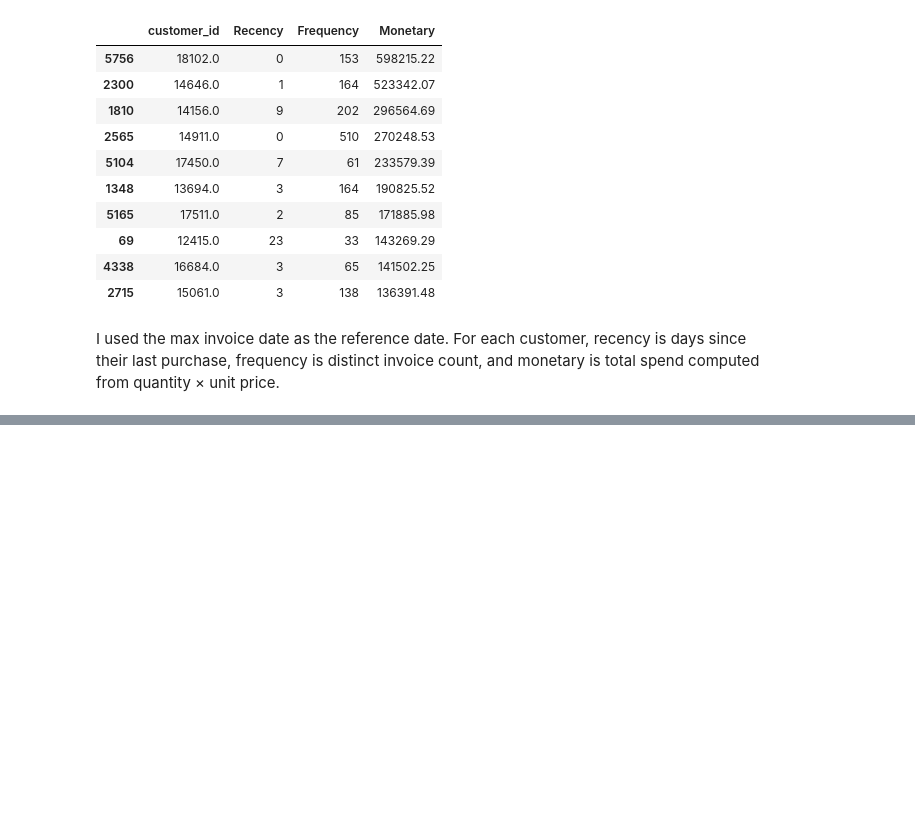
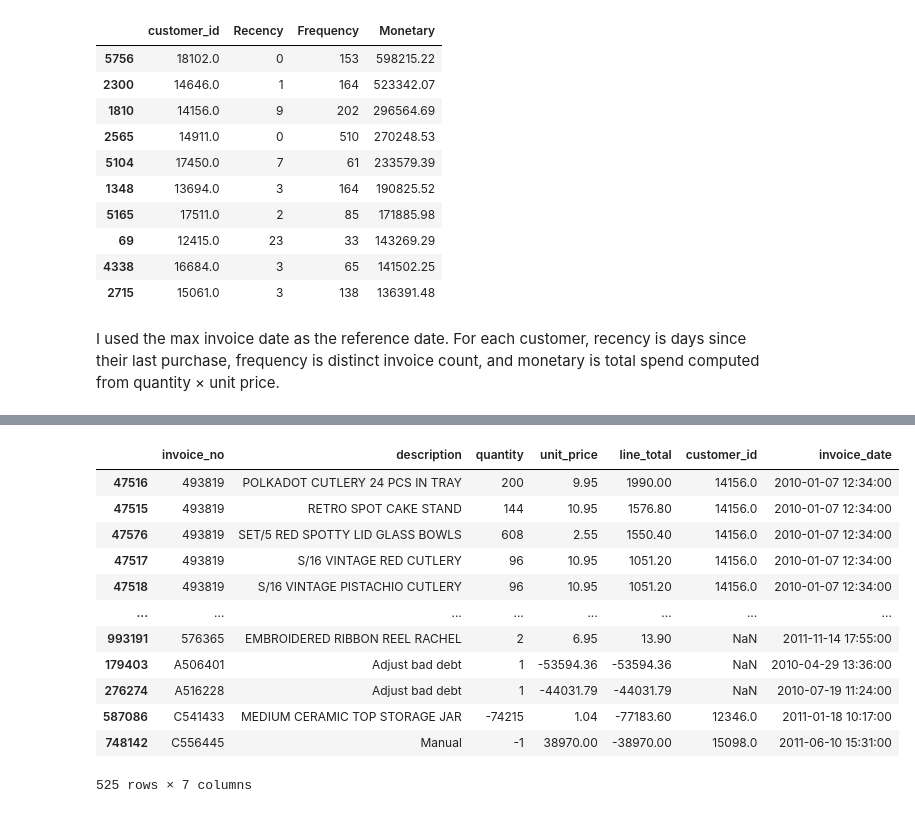
Before and after one commit to jarviscanada/jarvis_data_eng_SridharRaviKumar, a Jupyter notebook: python_data_analytics/analytics/london_giftshop_analysis.ipynb, the cells around one changed output, grey strips where cells are left out. Saved outputs shown, nothing was run; the diff lists cells and outputs as text; code cells hidden in the pictures; blank space fills up the shorter version.

```diff
--- a/python_data_analytics/analytics/london_giftshop_analysis.ipynb
+++ b/python_data_analytics/analytics/london_giftshop_analysis.ipynb
@@ -798,0 +894,9 @@ I used the max invoice date as the reference date. For each customer, recency is
+# %%
+top10_extreme = (
+    invoice_amount_all
+    .assign(abs_amount=lambda x: x["invoice_amount"].abs())
+    .sort_values("abs_amount", ascending=False)
+    .head(10)
+)
+
+top10_extreme
@@ -798,0 +915,22 @@ I used the max invoice date as the reference date. For each customer, recency is
+# %%
+extreme_invoice_nos = top10_extreme["invoice_no"].astype(str).tolist()
+
+extreme_tx = df[df["invoice_no"].astype(str).isin(extreme_invoice_nos)][
+    ["invoice_no", "description", "quantity", "unit_price", "line_total", "customer_id", "invoice_date"]
+].sort_values(["invoice_no", "line_total"], ascending=[True, False])
+
+extreme_tx
+# %% [output]
+|  | invoice_no | description | quantity | unit_price | line_total | customer_id | invoice_date |
+| 47516 | 493819 | POLKADOT CUTLERY 24 PCS IN TRAY | 200 | 9.95 | 1990.00 | 14156.0 | 2010-01-07 12:34:00 |
+| 47515 | 493819 | RETRO SPOT CAKE STAND | 144 | 10.95 | 1576.80 | 14156.0 | 2010-01-07 12:34:00 |
+| 47576 | 493819 | SET/5 RED SPOTTY LID GLASS BOWLS | 608 | 2.55 | 1550.40 | 14156.0 | 2010-01-07 12:34:00 |
+| 47517 | 493819 | S/16 VINTAGE RED CUTLERY | 96 | 10.95 | 1051.20 | 14156.0 | 2010-01-07 12:34:00 |
+| 47518 | 493819 | S/16 VINTAGE PISTACHIO CUTLERY | 96 | 10.95 | 1051.20 | 14156.0 | 2010-01-07 12:34:00 |
+| ... | ... | ... | ... | ... | ... | ... | ... |
+| 993191 | 576365 | EMBROIDERED RIBBON REEL RACHEL | 2 | 6.95 | 13.90 | NaN | 2011-11-14 17:55:00 |
+| 179403 | A506401 | Adjust bad debt | 1 | -53594.36 | -53594.36 | NaN | 2010-04-29 13:36:00 |
+| 276274 | A516228 | Adjust bad debt | 1 | -44031.79 | -44031.79 | NaN | 2010-07-19 11:24:00 |
+| 587086 | C541433 | MEDIUM CERAMIC TOP STORAGE JAR | -74215 | 1.04 | -77183.60 | 12346.0 | 2011-01-18 10:17:00 |
+| 748142 | C556445 | Manual | -1 | 38970.00 | -38970.00 | 15098.0 | 2011-06-10 15:31:00 |
+525 rows × 7 columns
```
Also changed, not shown: parts of 11 cells of this notebook.
